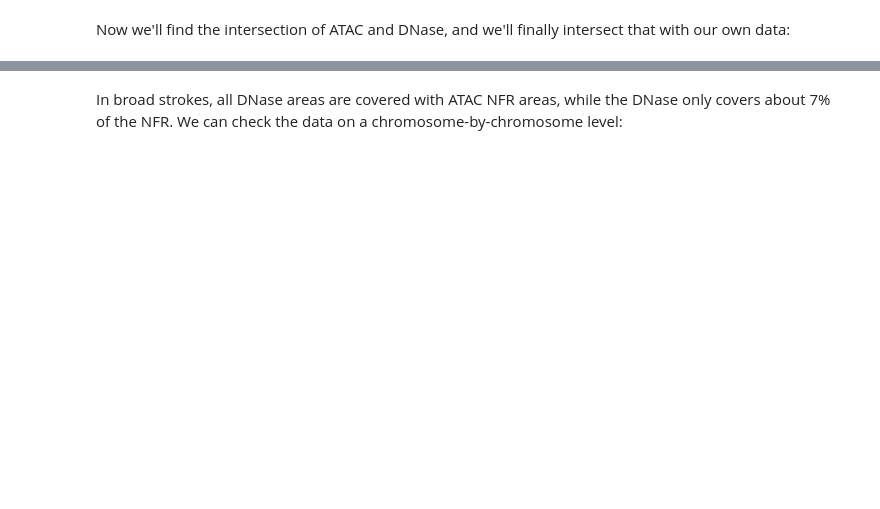
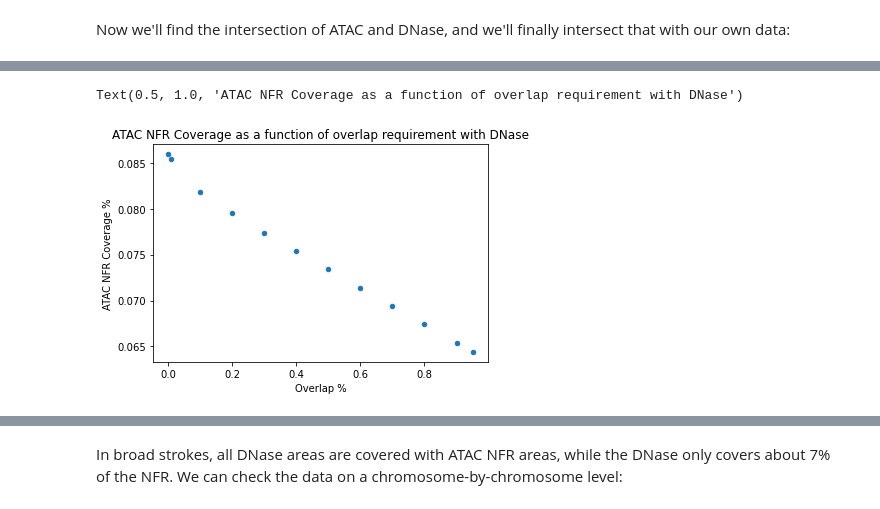
Before and after one commit to ebensteinLab/EcoDAM, a Jupyter notebook: notebooks/venn.ipynb, the cells around one changed output, grey strips where cells are left out. Cells and saved outputs as stored; diff of their text form; code cells hidden in the pictures; blank space fills up the shorter version.

```diff
--- a/notebooks/venn.ipynb
+++ b/notebooks/venn.ipynb
@@ -133,3 +112,16 @@ len(dnase_intersection) / len(dnase)
 # %% [output]
 1.0
 [interactive output not drawn]
+# %%
+total_intersection_df = pd.DataFrame.from_dict(
+    total_intersection, orient="index", columns=["Overlap percentage requirement"]
+)
+ax0 = total_intersection_df.reset_index().plot.scatter(
+    x="index", y="Overlap percentage requirement"
+)
+ax0.set_ylabel("ATAC NFR Coverage %")
+ax0.set_xlabel("Overlap %")
+ax0.set_title("ATAC NFR Coverage as a function of overlap requirement with DNase")
+# %% [output]
+Text(0.5, 1.0, 'ATAC NFR Coverage as a function of overlap requirement with DNase')
+[figure, added]
```
Also changed, not shown: parts of 14 cells of this notebook, 2 other files.
